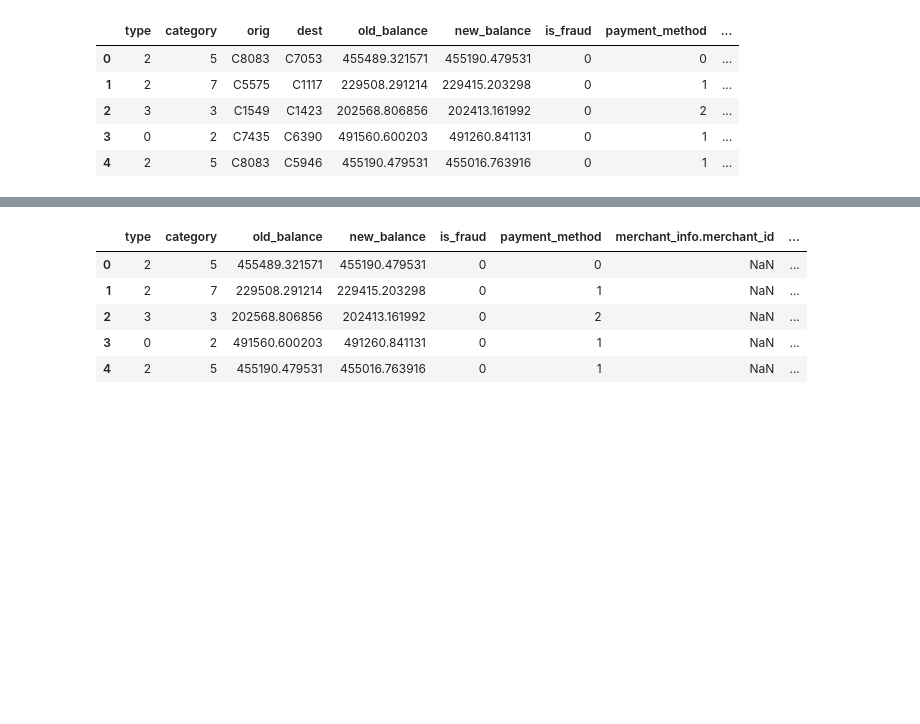
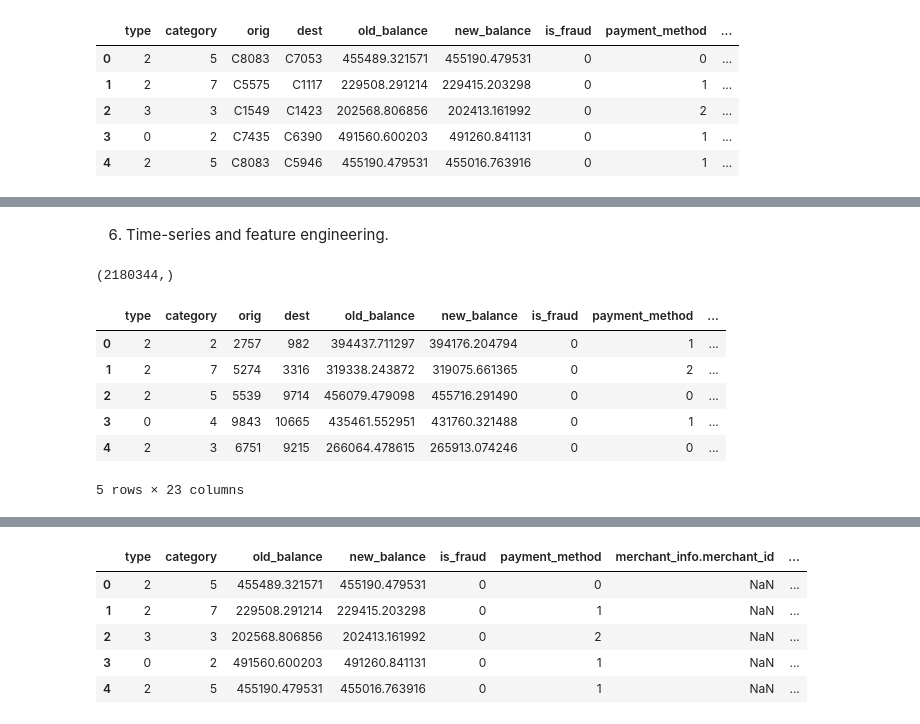
Before and after one commit to daansku/dsp-op, a Jupyter notebook: money laundering/data_analysis.ipynb, the cells around one changed output, grey strips where cells are left out. Saved outputs shown, nothing was run; the diff lists cells and outputs as text; code cells hidden in the pictures; blank space fills up the shorter version.

```diff
--- a/money laundering/data_analysis.ipynb
+++ b/money laundering/data_analysis.ipynb
@@ -99,0 +122,35 @@ df.head()
+# %% [markdown]
+6. Time-series and feature engineering.
+# %%
+all_accounts = np.concatenate([df["orig"].values, df["dest"].values])
+print(all_accounts.shape)
+_, integer_mapping = np.unique(all_accounts, return_inverse = True)
+df["orig"] = integer_mapping[:len(df)]
+df["dest"] = integer_mapping[len(df):]
+# %% [output]
+(2180344,)
+# %%
+df["datetime"] = pd.to_datetime(df["datetime"])
+df = df.sort_values("datetime").reset_index(drop = True)
+
+# Transform hours (in a day) into sin/cos
+df["hour_sin"] = np.sin(2 * np.pi * df["datetime"].dt.hour/24)
+df["hour_cos"] = np.cos(2 * np.pi * df["datetime"].dt.hour/24)
+
+# Transform days (in a week) into sin/cos
+df["day_sin"] = np.sin(2 * np.pi * df["datetime"].dt.day/7)
+df["day_cos"] = np.cos(2 * np.pi * df["datetime"].dt.day/7)
+
+# Transform months (in a year) into sin/cos
+df["month_sin"] = np.sin(2 * np.pi * df["datetime"].dt.month/12)
+df["month_cos"] = np.cos(2 * np.pi * df["datetime"].dt.month/12)
+
+df.head()
+# %% [output]
+|  | type | category | orig | dest | old_balance | new_balance | is_fraud | payment_method | ... |
+| 0 | 2 | 2 | 2757 | 982 | 394437.711297 | 394176.204794 | 0 | 1 | ... |
+| 1 | 2 | 7 | 5274 | 3316 | 319338.243872 | 319075.661365 | 0 | 2 | ... |
+| 2 | 2 | 5 | 5539 | 9714 | 456079.479098 | 455716.291490 | 0 | 0 | ... |
+| 3 | 0 | 4 | 9843 | 10665 | 435461.552951 | 431760.321488 | 0 | 1 | ... |
+| 4 | 2 | 3 | 6751 | 9215 | 266064.478615 | 265913.074246 | 0 | 0 | ... |
+5 rows × 23 columns
```
Also changed, not shown: parts of 19 cells of this notebook, 1 other file.
